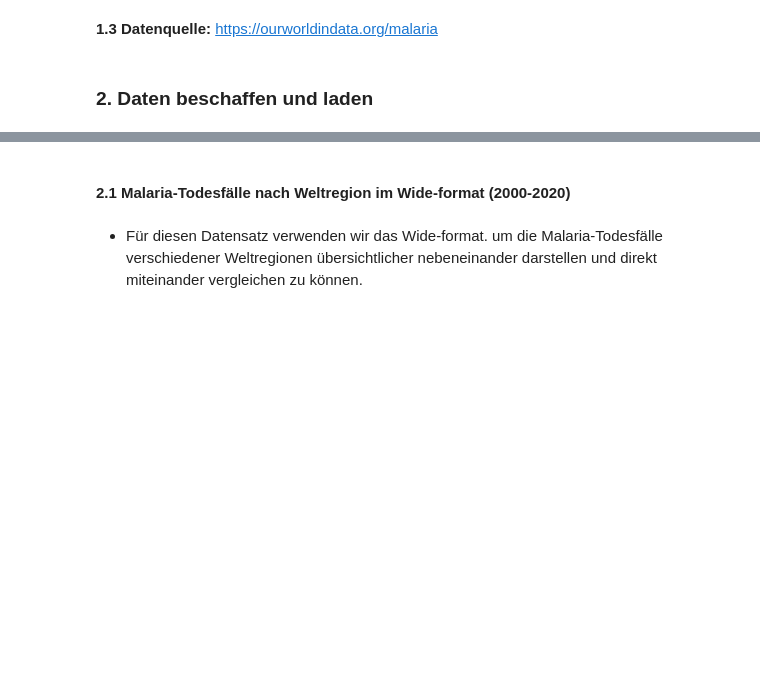
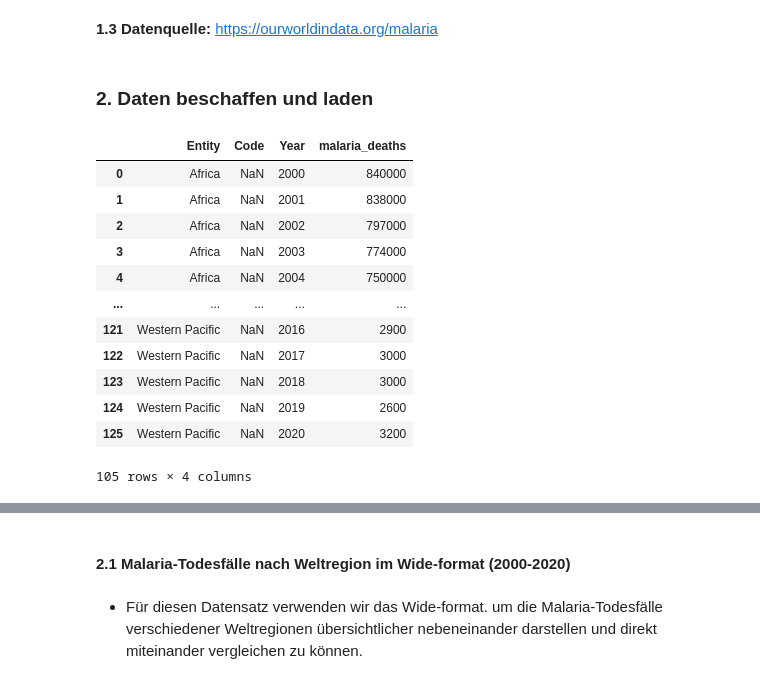
Before and after one commit to kipisha/Informatik-1, a Jupyter notebook: LN_Python_malaria.ipynb, the cells around one changed output, grey strips where cells are left out. Drawn from its saved outputs; the diff is of its cells as text; code cells hidden in the pictures; blank space fills up the shorter version.

```diff
--- a/LN_Python_malaria.ipynb
+++ b/LN_Python_malaria.ipynb
@@ -13,3 +13,25 @@
 **1.3 Datenquelle:** https://ourworldindata.org/malaria
 # %% [markdown]
 ### 2. Daten beschaffen und laden
+# %%
+import pandas as pd
+import matplotlib.pyplot as plt
+import seaborn as sns
+import numpy as np
+df = pd.read_csv("global-malaria-deaths-by-world-region.csv")
+df_not_europe = df[df["Entity"] != "Europe"]
+df_not_europe
+# %% [output]
+|  | Entity | Code | Year | malaria_deaths |
+| 0 | Africa | NaN | 2000 | 840000 |
+| 1 | Africa | NaN | 2001 | 838000 |
+| 2 | Africa | NaN | 2002 | 797000 |
+| 3 | Africa | NaN | 2003 | 774000 |
+| 4 | Africa | NaN | 2004 | 750000 |
+| ... | ... | ... | ... | ... |
+| 121 | Western Pacific | NaN | 2016 | 2900 |
+| 122 | Western Pacific | NaN | 2017 | 3000 |
+| 123 | Western Pacific | NaN | 2018 | 3000 |
+| 124 | Western Pacific | NaN | 2019 | 2600 |
+| 125 | Western Pacific | NaN | 2020 | 3200 |
+105 rows × 4 columns
```
Also changed, not shown: parts of 6 cells of this notebook.
